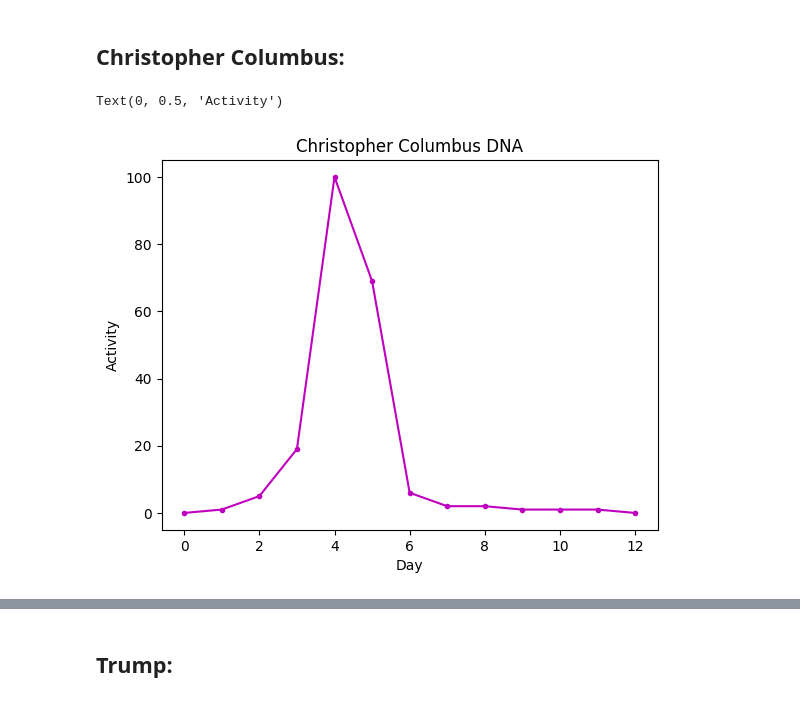
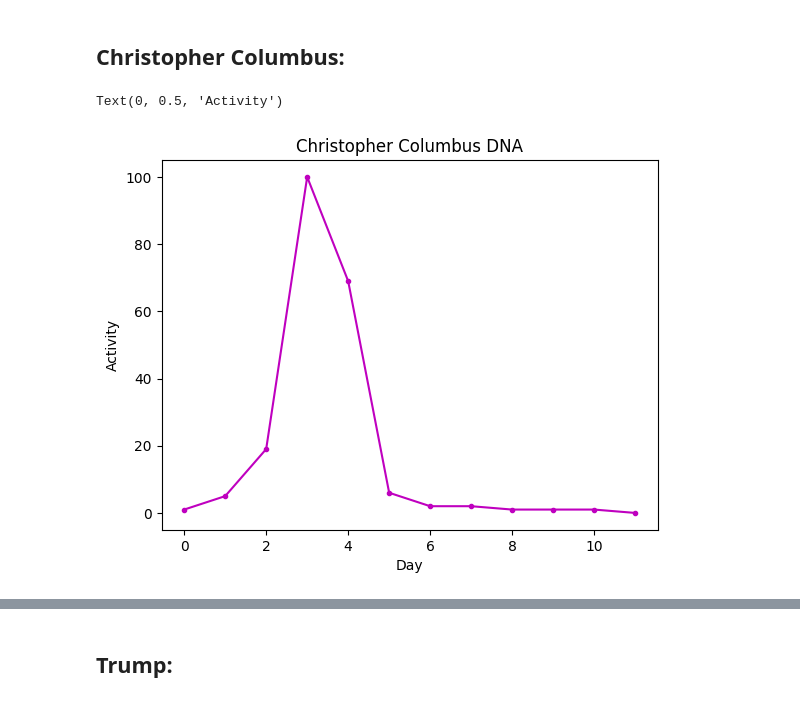
Before and after one commit to AndreiAf02/Math574_Project, a Jupyter notebook: SIR_Fitting_V5.ipynb, the cells around one changed output, grey strips where cells are left out. Drawn from its saved outputs; the diff is of its cells as text; code cells hidden in the pictures.

```diff
--- a/SIR_Fitting_V5.ipynb
+++ b/SIR_Fitting_V5.ipynb
@@ -191,14 +191,14 @@ new_data_moo_cumul
 ## Christopher Columbus:
 # %%
 data_columb = pd.DataFrame(data_Google['columb_dna'])
-data_columb = data_columb[77:90].reset_index(drop=True)
+data_columb = data_columb[78:90].reset_index(drop=True)
 plt.plot(data_columb, 'm.-')
 plt.title('Christopher Columbus DNA')
 plt.xlabel('Day')
 plt.ylabel('Activity')
 # %% [output]
 Text(0, 0.5, 'Activity')
-[figure, old version]
+[figure, new version]
 # %%
 data_columb_cumul = np.cumsum(data_columb)
 print(data_columb_cumul)
```
Also changed, not shown: parts of 7 cells of this notebook.
